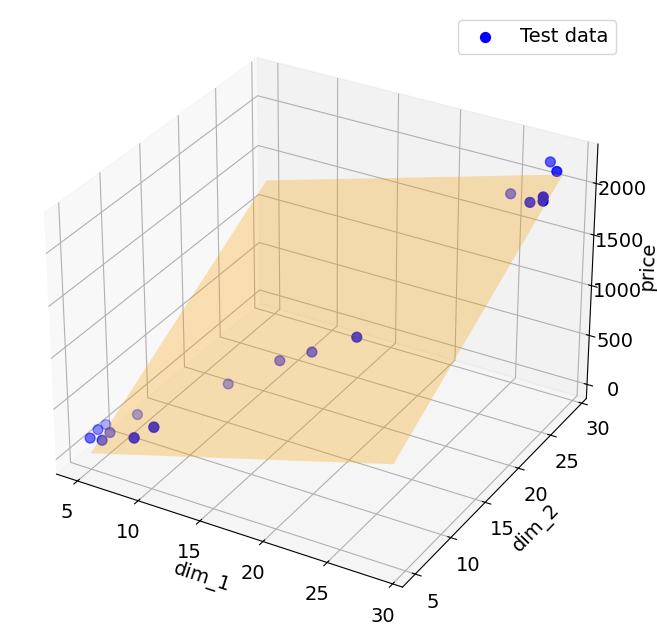
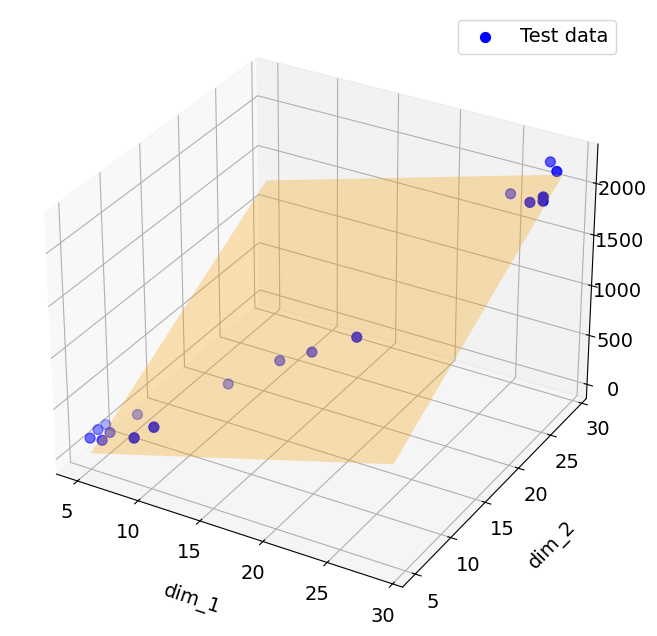
The notebook cell's code change between the first figure and the second:
--- before
+++ after
@@ -26,8 +26,11 @@
 ax.plot_trisurf(d1.ravel(), d2.ravel(), p.ravel(), color="orange", alpha=0.3)
 
-ax.set_xlabel("dim_1")
-ax.set_ylabel("dim_2")
-ax.set_zlabel("price")
+# Настраиваем оси и отодвигаем подписи (labelpad=15 сдвинет текст дальше от цифр)
+ax.set_xlabel("dim_1", labelpad=15)
+ax.set_ylabel("dim_2", labelpad=15)
+ax.set_zlabel("price", labelpad=15)
 ax.legend()
 
+plt.savefig("../output/regression_3d_visual.png", bbox_inches="tight", dpi=300)
+# Отображаем график в ноутбуке
 plt.show()

Commit: Update real_estate_analysis.ipynb